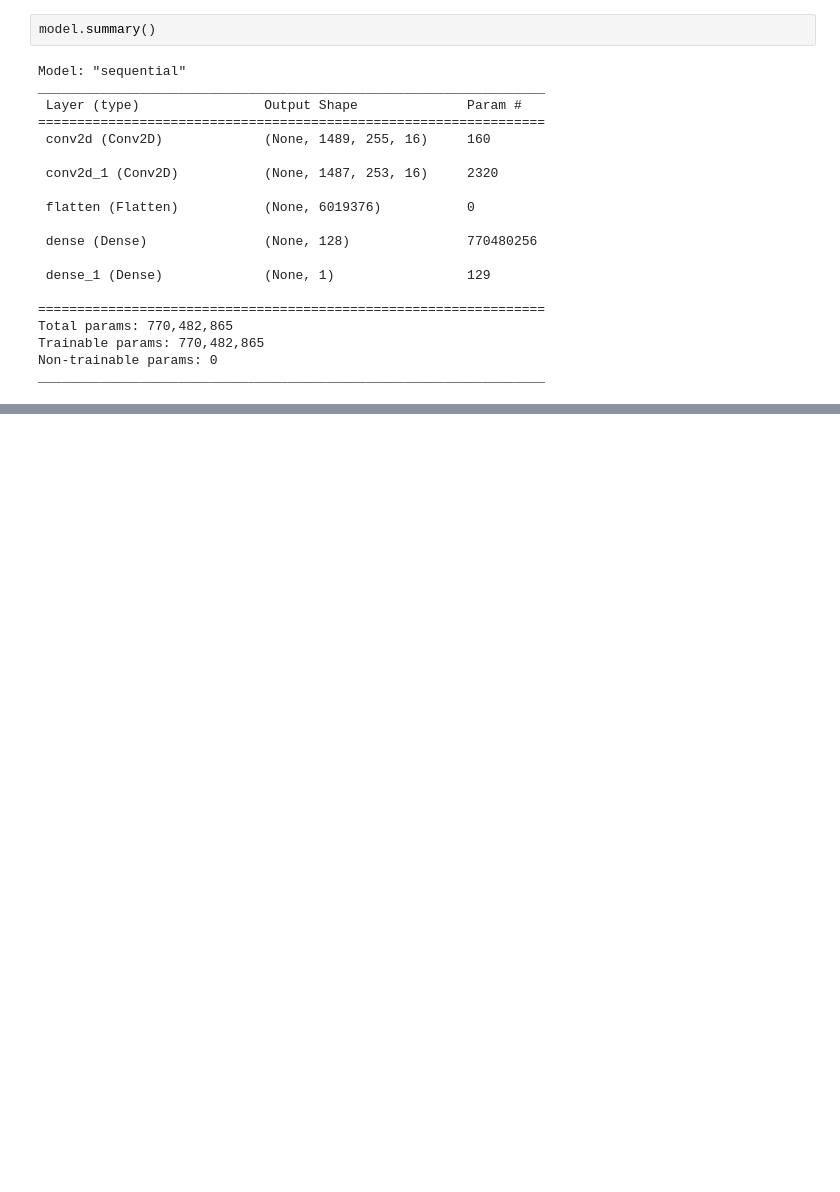
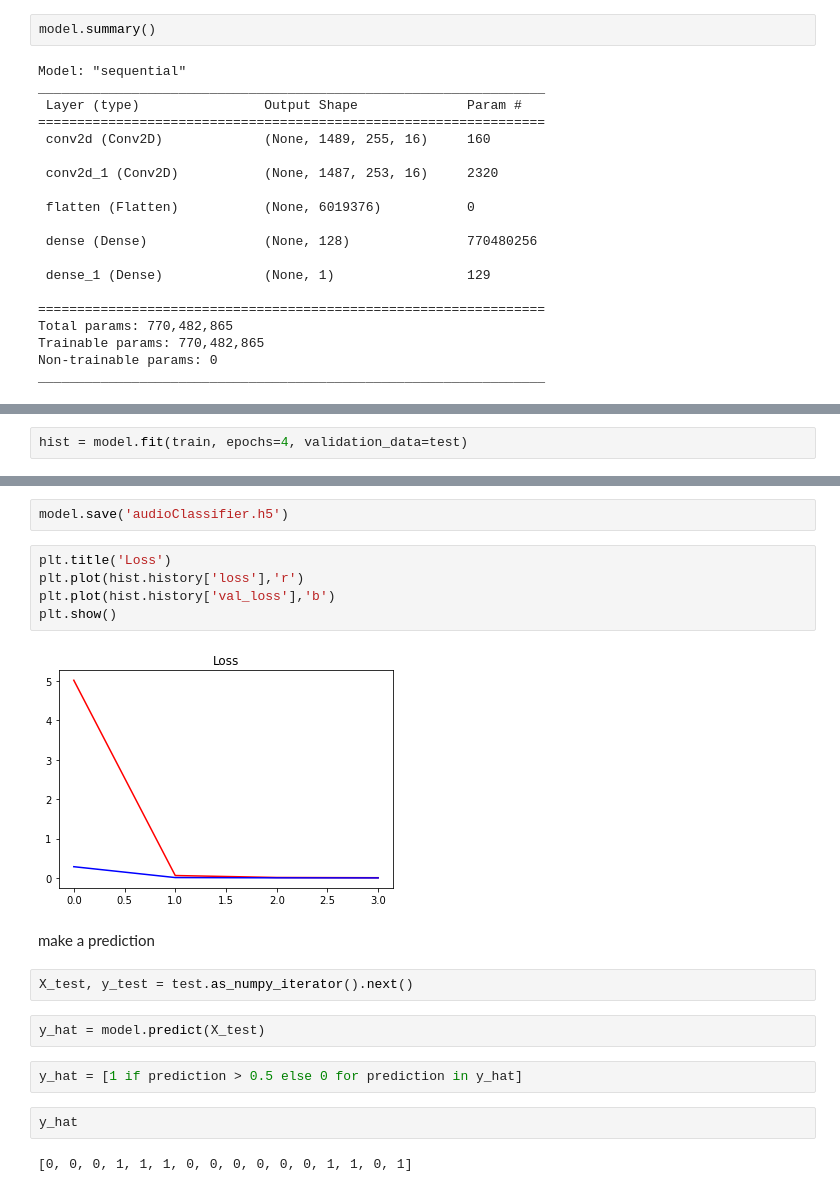
Before and after one commit to maxoblein/audioClassification, a Jupyter notebook: audioClassifier.ipynb, the cells around one changed output, grey strips where cells are left out. Drawn from its saved outputs; the diff is of its cells as text; blank space fills up the shorter version.

Commit message:
trained and saved model

```diff
--- a/audioClassifier.ipynb
+++ b/audioClassifier.ipynb
@@ -190,0 +193,2 @@ _________________________________________________________________
+# %%
+hist = model.fit(train, epochs=4, validation_data=test)
@@ -190,0 +204,21 @@ _________________________________________________________________
+# %%
+model.save('audioClassifier.h5')
+# %%
+plt.title('Loss')
+plt.plot(hist.history['loss'],'r')
+plt.plot(hist.history['val_loss'],'b')
+plt.show()
+# %% [output]
+[figure, added]
+# %% [markdown]
+make a prediction
+# %%
+X_test, y_test = test.as_numpy_iterator().next()
+# %%
+y_hat = model.predict(X_test)
+# %%
+y_hat = [1 if prediction > 0.5 else 0 for prediction in y_hat]
+# %%
+y_hat
+# %% [output]
+[0, 0, 0, 1, 1, 1, 0, 0, 0, 0, 0, 0, 1, 1, 0, 1]
```
Also changed, not shown: parts of 3 cells of this notebook, 1 other file.
